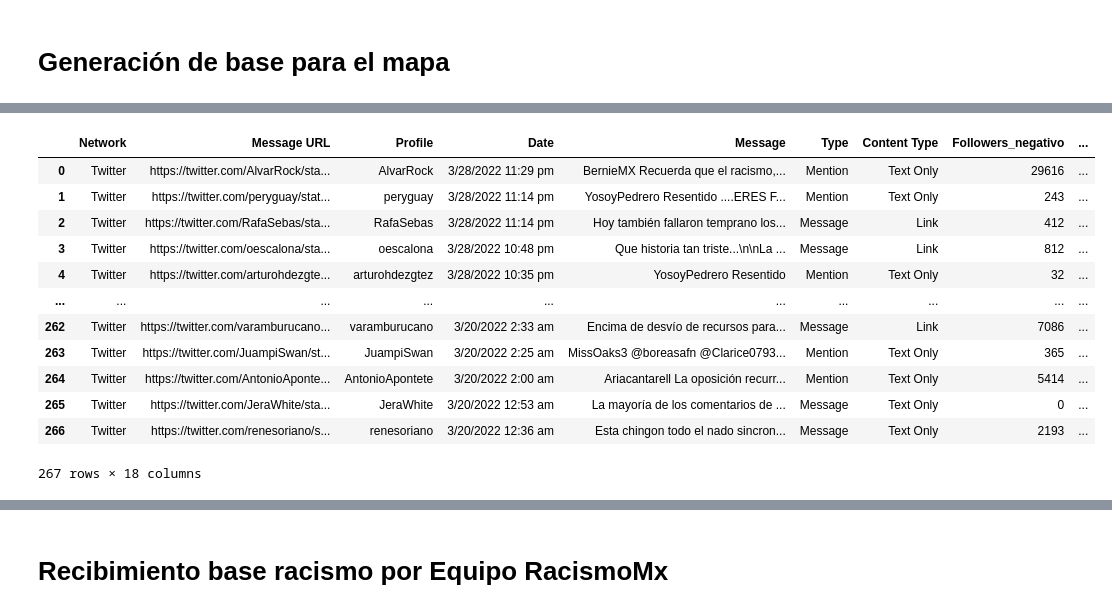
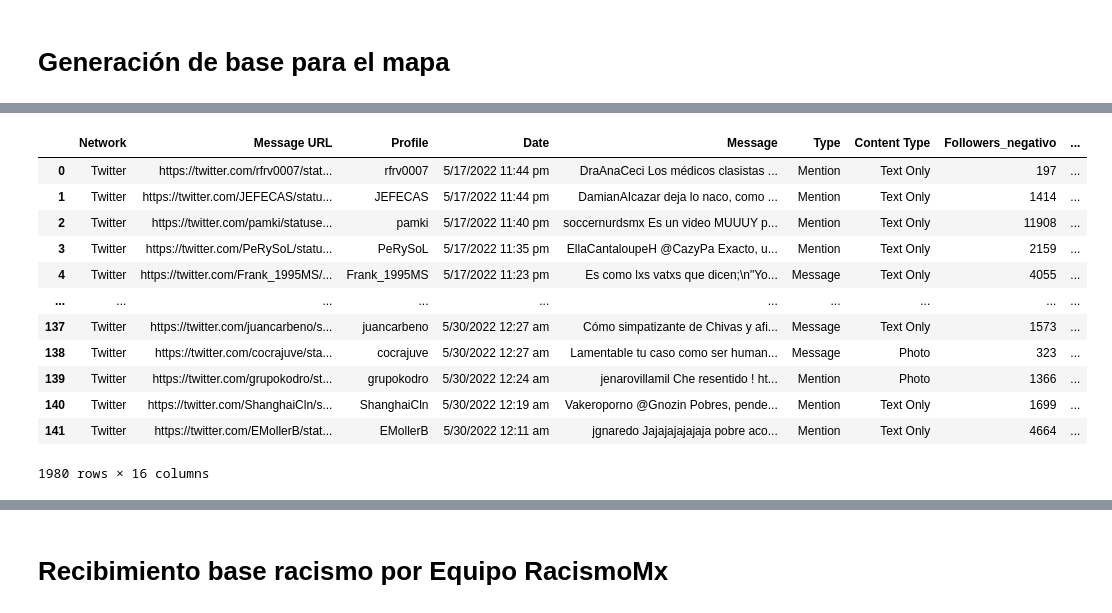
Before and after one commit to jordinola1470/BX-Codes, a Jupyter notebook: Racismo/Procesamiento_base_racismo_mx.ipynb, the cells around one changed output, grey strips where cells are left out. Drawn from its saved outputs; the diff is of its cells as text; code cells hidden in the pictures.

```diff
--- a/Racismo/Procesamiento_base_racismo_mx.ipynb
+++ b/Racismo/Procesamiento_base_racismo_mx.ipynb
@@ -29,23 +35,28 @@ base_racismo
 # %%
-base_negativa = pd.read_csv("mensajes_negativos_20_mar_28_mar.csv")
+base_negativa_1 = pd.read_csv("mensajes_negativos_1_may_17_may.csv")
+base_negativa_2 = pd.read_csv("mensajes_negativos_18_may_29_may.csv")
+base_negativa_3 = pd.read_csv("mensajes_negativos_30_may_31_may.csv")
+base_negativa_4 = base_negativa_1.append(base_negativa_2)
+base_negativa_5 = base_negativa_4.append(base_negativa_3)
+base_negativa = base_negativa_5
 base_negativa['Count_negativo'] = 1
 base_negativa.rename({"Followers": "Followers_negativo",	"Engagements": "Engagements_negativo", "Age":"Age_negativo", "Likes":"Likes_negativos",
                       "Dislikes":"Dislikes_negativo",	"Comments":"Comments_negativo",	"Shares":"Shares_negativo"}, inplace=True, axis=1)
 base_negativa
 # %% [output]
 |  | Network | Message URL | Profile | Date | Message | Type | Content Type | Followers_negativo | ... |
-| 0 | Twitter | https://twitter.com/AlvarRock/sta... | AlvarRock | 3/28/2022 11:29 pm | BernieMX Recuerda que el racismo,... | Mention | Text Only | 29616 | ... |
-| 1 | Twitter | https://twitter.com/peryguay/stat... | peryguay | 3/28/2022 11:14 pm | YosoyPedrero Resentido ....ERES F... | Mention | Text Only | 243 | ... |
-| 2 | Twitter | https://twitter.com/RafaSebas/sta... | RafaSebas | 3/28/2022 11:14 pm | Hoy también fallaron temprano los... | Message | Link | 412 | ... |
-| 3 | Twitter | https://twitter.com/oescalona/sta... | oescalona | 3/28/2022 10:48 pm | Que historia tan triste...\n\nLa ... | Message | Link | 812 | ... |
-| 4 | Twitter | https://twitter.com/arturohdezgte... | arturohdezgtez | 3/28/2022 10:35 pm | YosoyPedrero Resentido | Mention | Text Only | 32 | ... |
+| 0 | Twitter | https://twitter.com/rfrv0007/stat... | rfrv0007 | 5/17/2022 11:44 pm | DraAnaCeci Los médicos clasistas ... | Mention | Text Only | 197 | ... |
+| 1 | Twitter | https://twitter.com/JEFECAS/statu... | JEFECAS | 5/17/2022 11:44 pm | DamianAIcazar deja lo naco, como ... | Mention | Text Only | 1414 | ... |
+| 2 | Twitter | https://twitter.com/pamki/statuse... | pamki | 5/17/2022 11:40 pm | soccernurdsmx Es un video MUUUY p... | Mention | Text Only | 11908 | ... |
+| 3 | Twitter | https://twitter.com/PeRySoL/statu... | PeRySoL | 5/17/2022 11:35 pm | EllaCantaloupeH @CazyPa Exacto, u... | Mention | Text Only | 2159 | ... |
+| 4 | Twitter | https://twitter.com/Frank_1995MS/... | Frank_1995MS | 5/17/2022 11:23 pm | Es como lxs vatxs que dicen;\n"Yo... | Message | Text Only | 4055 | ... |
 | ... | ... | ... | ... | ... | ... | ... | ... | ... | ... |
-| 262 | Twitter | https://twitter.com/varamburucano... | varamburucano | 3/20/2022 2:33 am | Encima de desvío de recursos para... | Message | Link | 7086 | ... |
-| 263 | Twitter | https://twitter.com/JuampiSwan/st... | JuampiSwan | 3/20/2022 2:25 am | MissOaks3 @boreasafn @Clarice0793... | Mention | Text Only | 365 | ... |
-| 264 | Twitter | https://twitter.com/AntonioAponte... | AntonioApontete | 3/20/2022 2:00 am | Ariacantarell La oposición recurr... | Mention | Text Only | 5414 | ... |
-| 265 | Twitter | https://twitter.com/JeraWhite/sta... | JeraWhite | 3/20/2022 12:53 am | La mayoría de los comentarios de ... | Message | Text Only | 0 | ... |
-| 266 | Twitter | https://twitter.com/renesoriano/s... | renesoriano | 3/20/2022 12:36 am | Esta chingon todo el nado sincron... | Message | Text Only | 2193 | ... |
+| 137 | Twitter | https://twitter.com/juancarbeno/s... | juancarbeno | 5/30/2022 12:27 am | Cómo simpatizante de Chivas y afi... | Message | Text Only | 1573 | ... |
+| 138 | Twitter | https://twitter.com/cocrajuve/sta... | cocrajuve | 5/30/2022 12:27 am | Lamentable tu caso como ser human... | Message | Photo | 323 | ... |
+| 139 | Twitter | https://twitter.com/grupokodro/st... | grupokodro | 5/30/2022 12:24 am | jenarovillamil Che resentido ! ht... | Mention | Photo | 1366 | ... |
+| 140 | Twitter | https://twitter.com/ShanghaiCln/s... | ShanghaiCln | 5/30/2022 12:19 am | Vakeroporno @Gnozin Pobres, pende... | Mention | Text Only | 1699 | ... |
+| 141 | Twitter | https://twitter.com/EMollerB/stat... | EMollerB | 5/30/2022 12:11 am | jgnaredo Jajajajajajaja pobre aco... | Mention | Text Only | 4664 | ... |
-267 rows × 18 columns
+1980 rows × 16 columns
 # %%
 base_agrupada = base_racismo.groupby('Location').sum()
 base_agrupada['Splitted'] = base_agrupada.index.str.split(',')
```
Also changed, not shown: parts of 19 cells of this notebook, 23 other files.
